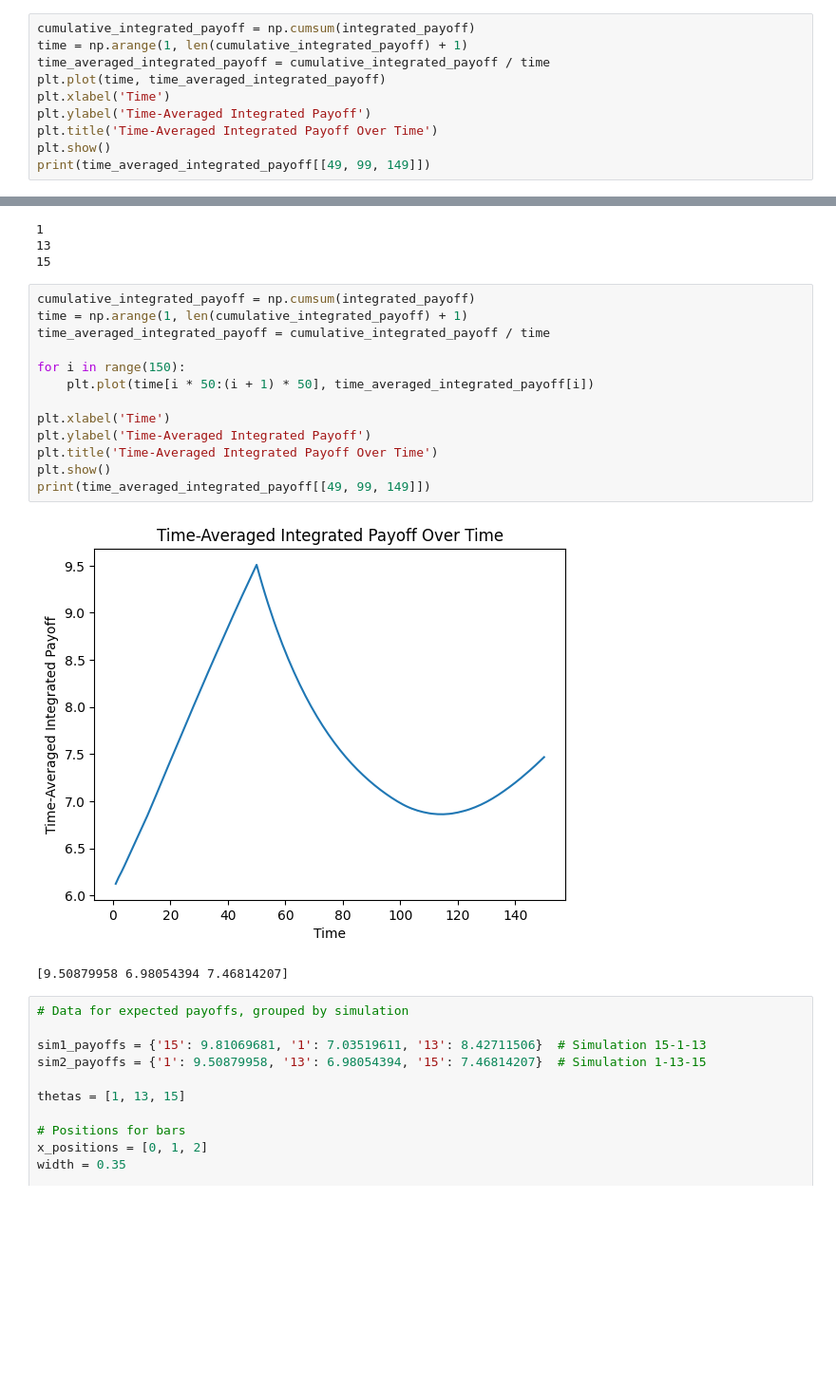
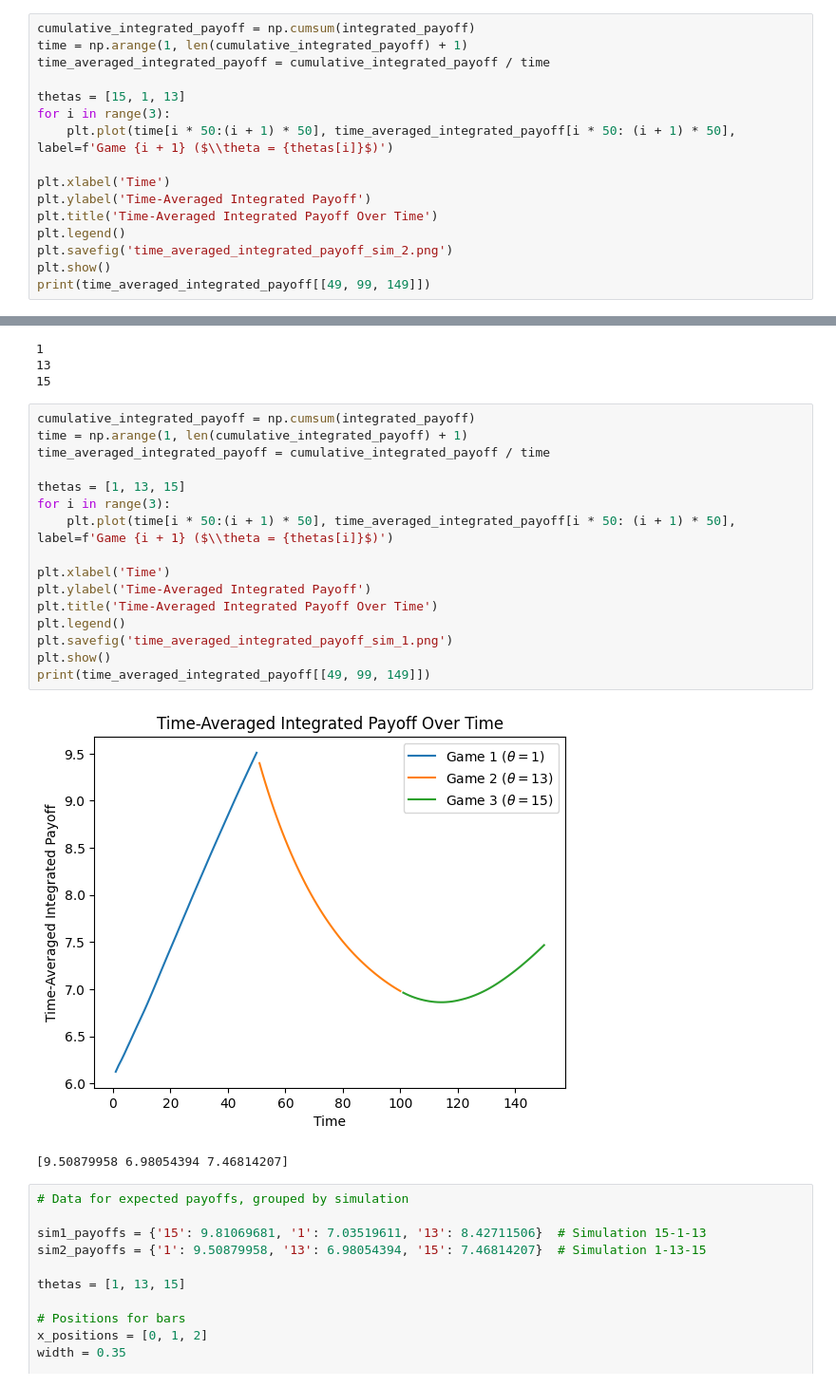
Before and after one commit to ritams/institution-design, a Jupyter notebook: notebooks/analysis.ipynb, the cells around one changed output, grey strips where cells are left out. Shown: that part at 95% size. Drawn from its saved outputs; the diff is of its cells as text; blank space fills up the shorter version.

```diff
--- a/notebooks/analysis.ipynb
+++ b/notebooks/analysis.ipynb
@@ -209,10 +209,16 @@ for theta in results[result_index]:
 cumulative_integrated_payoff = np.cumsum(integrated_payoff)
 time = np.arange(1, len(cumulative_integrated_payoff) + 1)
 time_averaged_integrated_payoff = cumulative_integrated_payoff / time
-plt.plot(time, time_averaged_integrated_payoff)
+
+thetas = [15, 1, 13]
+for i in range(3):
+    plt.plot(time[i * 50:(i + 1) * 50], time_averaged_integrated_payoff[i * 50: (i + 1) * 50], label=f'Game {i + 1} ($\\theta = {thetas[i]}$)')
+
 plt.xlabel('Time')
 plt.ylabel('Time-Averaged Integrated Payoff')
 plt.title('Time-Averaged Integrated Payoff Over Time')
+plt.legend()
+plt.savefig('time_averaged_integrated_payoff_sim_2.png')
 plt.show()
 print(time_averaged_integrated_payoff[[49, 99, 149]])
 # %% [output]
@@ -240,18 +246,21 @@ for theta in results[result_index]:
 # %%
 cumulative_integrated_payoff = np.cumsum(integrated_payoff)
 time = np.arange(1, len(cumulative_integrated_payoff) + 1)
 time_averaged_integrated_payoff = cumulative_integrated_payoff / time
 
-for i in range(150):
-    plt.plot(time[i * 50:(i + 1) * 50], time_averaged_integrated_payoff[i])
+thetas = [1, 13, 15]
+for i in range(3):
+    plt.plot(time[i * 50:(i + 1) * 50], time_averaged_integrated_payoff[i * 50: (i + 1) * 50], label=f'Game {i + 1} ($\\theta = {thetas[i]}$)')
 
 plt.xlabel('Time')
 plt.ylabel('Time-Averaged Integrated Payoff')
 plt.title('Time-Averaged Integrated Payoff Over Time')
+plt.legend()
+plt.savefig('time_averaged_integrated_payoff_sim_1.png')
 plt.show()
 print(time_averaged_integrated_payoff[[49, 99, 149]])
 # %% [output]
-[figure, old version]
+[figure, new version]
 [9.50879958 6.98054394 7.46814207]
 # %%
 # Data for expected payoffs, grouped by simulation
```
Also changed, not shown: parts of 2 cells of this notebook, 1 other file.
